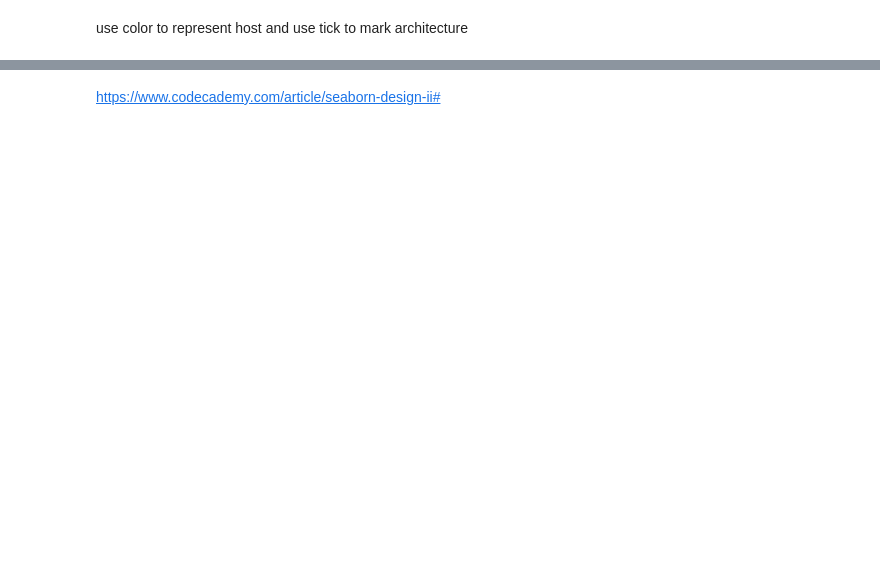
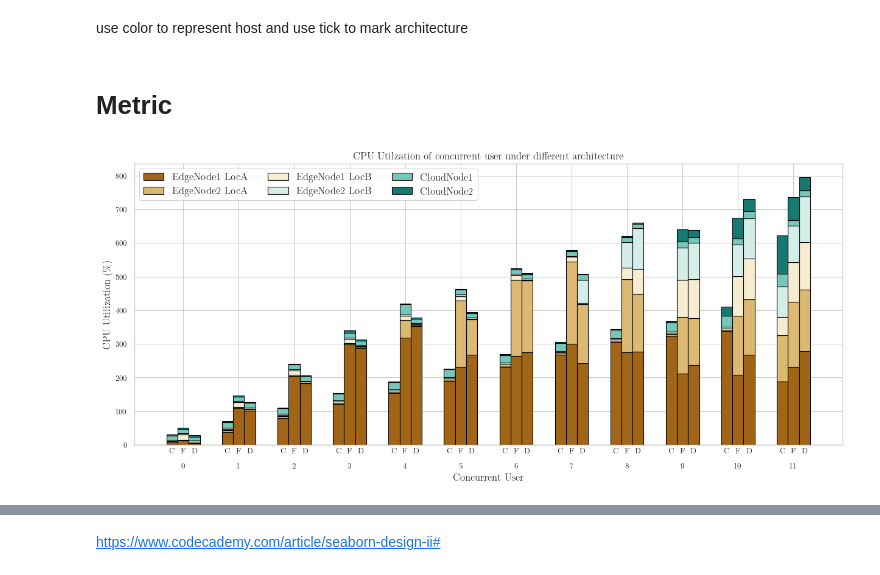
Before and after one commit to nightmare224/edge-cloud-continuum-openfaas, a Jupyter notebook: experiment/analysis/resource_metrics.ipynb, the cells around one changed output, grey strips where cells are left out. Drawn from its saved outputs; the diff is of its cells as text; code cells hidden in the pictures; blank space fills up the shorter version.

```diff
--- a/experiment/analysis/resource_metrics.ipynb
+++ b/experiment/analysis/resource_metrics.ipynb
@@ -11 +8,42 @@ USER_END=11
+# %%
+USER_START=0
+USER_END=11
+BASEPATH = "/Users/thl/Developer/thesis/result"
+PATTERN = ["burst", "stable"][0]
+ENTRY = ["single", "multiple"][0]
+ARRIVAL = ["slope", "spike"][0]
+FUNCTION_NAME = ["fpo-sine"][0]
+ARCH_LIST = ["Centralized", "Federated", "Decentralized"]
+IP_MAP = {
+    "10.202.0.1": "145.100.135.86",
+    "10.202.0.2": "145.100.135.99",
+    "10.202.0.3": "192.168.100.105",
+    "10.202.0.4": "192.168.100.102",
+    "10.202.0.5": "192.168.100.103",
+    "10.202.0.6": "192.168.100.111"
+}
+HOSTNAME_IP_MAP = {
+    "EdgeNode1 LocA": "192.168.100.105",
+    "EdgeNode2 LocA": "192.168.100.102",
+    "EdgeNode1 LocB": "192.168.100.103",
+    "EdgeNode2 LocB": "192.168.100.111",
+    "CloudNode1": "145.100.135.86",
+    "CloudNode2": "145.100.135.99"
+}
+# %%
+# set theme
+sns.set_theme(
+    context="paper",
+    style="whitegrid",
+)
+palette = sns.color_palette("BrBG", 6, 1)
+plt.rcParams.update(
+    {
+        "text.usetex": True,
+        "font.family": "serif",
+        "font.serif": ["Computer Modern"]
+    }
+)
+# %% [markdown]
+# Metric
 # %%
@@ -47,0 +117,6 @@ sns.set_theme(
+# %%
+metric_name = "CPU"
+df = get_metric_dataframe(metric_name)
+plot_metric_dataframe(df, metric_name, figsize = (15, 6), margin = False, ylim = False)
+# %% [output]
+[figure, added]
```
Also changed, not shown: parts of 15 cells of this notebook, 2 other files.
